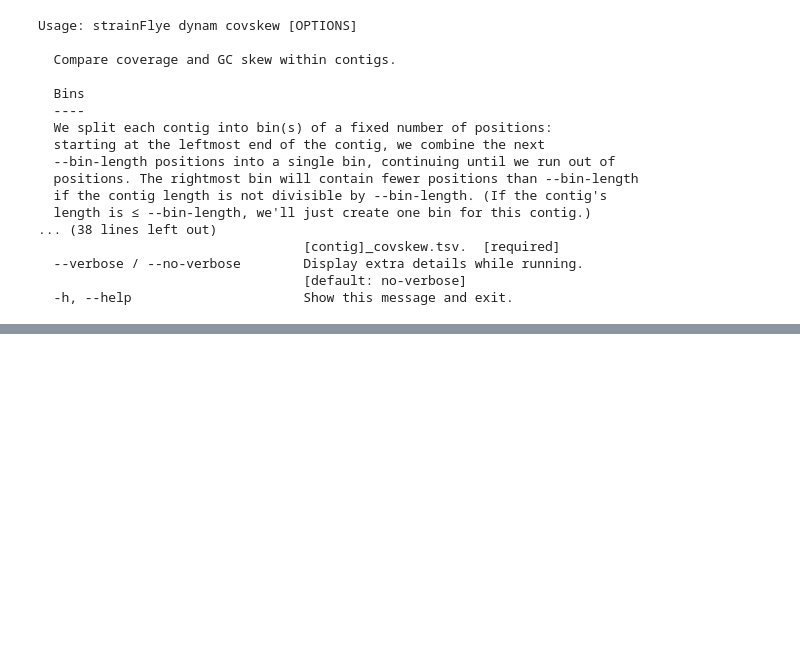
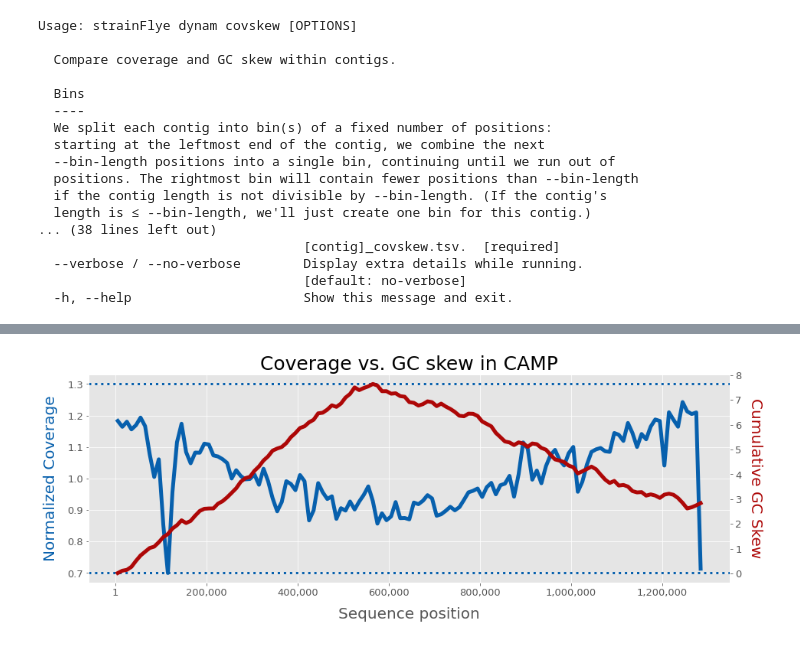
Before and after one commit to fedarko/strainFlye, a Jupyter notebook: docs/SheepGutExample.ipynb, the cells around one changed output, grey strips where cells are left out. Drawn from its saved outputs; the diff is of its cells as text; code cells hidden in the pictures; blank space fills up the shorter version.

Commit message:
DOC: covskew tutorial viz + desc

```diff
--- a/docs/SheepGutExample.ipynb
+++ b/docs/SheepGutExample.ipynb
@@ -72,6 +72,9 @@ You shouldn't need to do much (if any) programming to use strainFlye's commands;
 import time
 import skbio
 import pandas as pd
+from matplotlib import pyplot
+# Make the plots look nice -- this is the style we use in the paper
+pyplot.style.use("ggplot")
 # %% [markdown]
 ## 3. Convert the assembly graph GFA file to a FASTA file of contigs
 
@@ -959,0 +967,4 @@ Usage: strainFlye dynam covskew [OPTIONS]
+# %%
+# Load the coverage / skew TSV file, and see what the first few lines in it look like
+covskew = pd.read_csv("/Poppy/mfedarko/sftests/tutorial-output/covskew/edge_6104_covskew.tsv", sep="\t")
+covskew.head()
@@ -959,0 +978,28 @@ Usage: strainFlye dynam covskew [OPTIONS]
+# %%
+cov_color = "#0760ad"
+skew_color = "#ad0707"
+
+fig, ax = pyplot.subplots()
+
+# twinx() lets us plot coverage and skew on the same plot.
+ax_skew = ax.twinx()
+ax.plot(covskew["CenterPos"], covskew["NormalizedCoverage"], color=cov_color, lw=5)
+ax_skew.plot(covskew["CenterPos"], covskew["CumulativeSkew"], color=skew_color, lw=5)
+# turn off skew gridlines, which get in the way visually.
+ax_skew.grid(False)
+# plot the low and upper normalized coverage bounds, for reference
+for ybound in [0.7, 1.3]:
+    ax.axhline(y=ybound, linestyle=":", color=cov_color, lw=3)
+
+ax.set_xlabel("Sequence position", labelpad=12, fontsize=20)
+ax.set_ylabel("Normalized Coverage", labelpad=12, fontsize=20, color=cov_color)
+ax_skew.set_ylabel("Cumulative GC Skew", labelpad=28, fontsize=20, color=skew_color, rotation=-90)
+ax.set_title("Coverage vs. GC skew in CAMP", fontsize=25)
+ax.xaxis.set_major_formatter("{x:,.0f}")
+ax.set_xticks([1, 2e5, 4e5, 6e5, 8e5, 10e5, 12e5])
+ax.tick_params(axis="both", labelsize=13)
+ax_skew.tick_params(axis="both", labelsize=13)
+
+fig.set_size_inches(15, 5)
+# %% [output]
+[figure, added]
```
Also changed, not shown: parts of 4 cells of this notebook.
